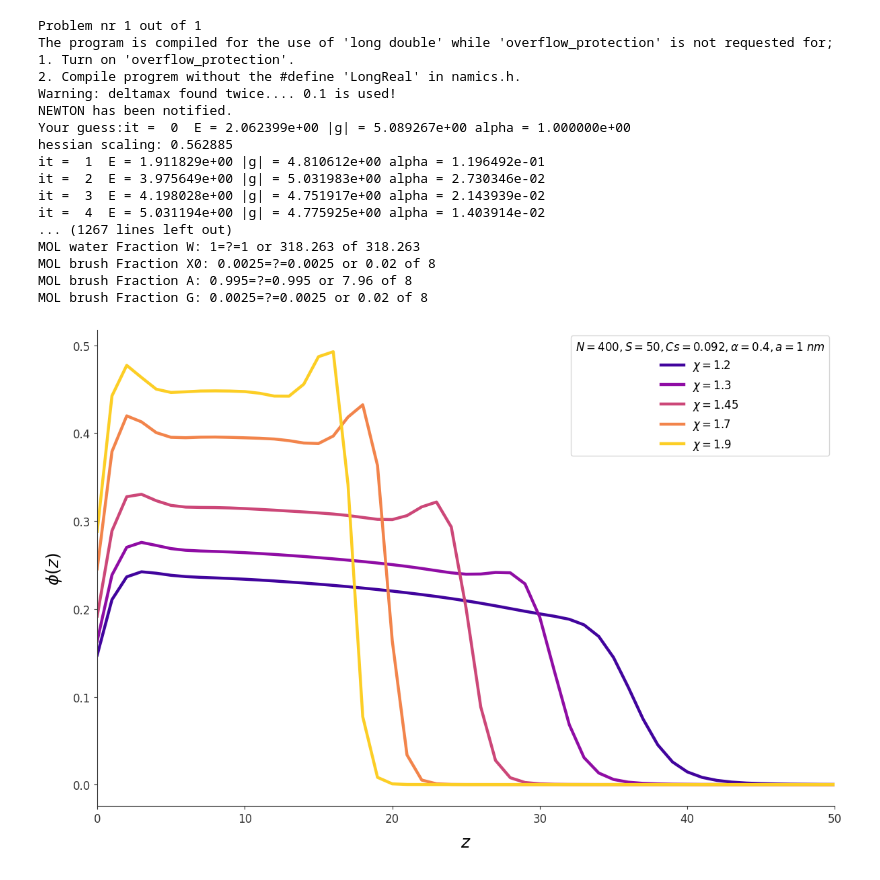
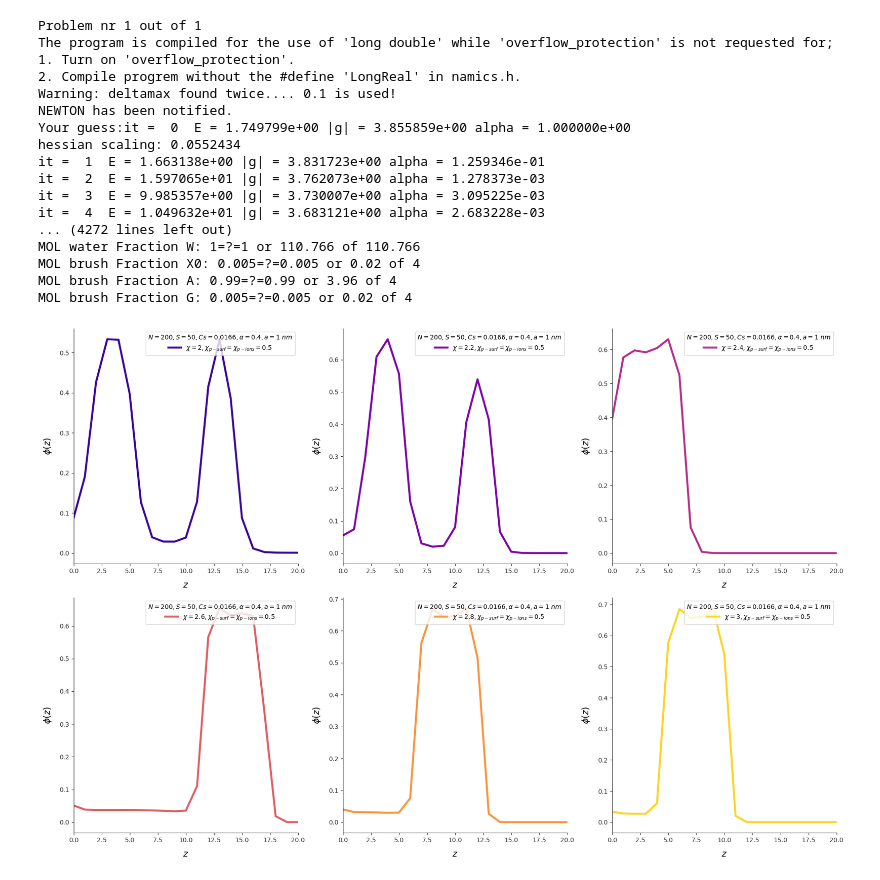
Before and after one commit to salatovaoaoaoa/PB_SCF, a Jupyter notebook: 05_solvent_chi_flat/Figures/var_chi.ipynb, the cells around one changed output. Saved outputs shown, nothing was run; the diff lists cells and outputs as text; code cells hidden in the pictures.

Commit message:
flat brush segregation depends on chi

```diff
--- a/05_solvent_chi_flat/Figures/var_chi.ipynb
+++ b/05_solvent_chi_flat/Figures/var_chi.ipynb
@@ -12,17 +12,23 @@ from matplotlib.cm import get_cmap
 from create_in import create_in
 from out_reader import out_reader
 # %%
-N = 400
+N = 200
 
 S_namics = 50
 
 alpha = 0.4
 
-Cs = 0.092
+Cs = pow(10, -2) * 1.66
 
-chi_range = [1.2, 1.3, 1.45, 1.7, 1.9]
+
+chi_range = [2, 2.2, 2.4, 2.6, 2.8, 3]
+
+# [1, 1.2, 1.3, 1.45, 1.7, 2]
+# [2, 2.2, 2.4, 2.6, 2.8, 3]
+# [2.1, 2.3, 2.5, 2.7, 2.9, 3.1]
 
 chi_surf = 0.5
+chi_ions = 0.5
 # %%
 phi_brush_prof, psi_brush_prof, ends_brush_prof = {}, {}, {}
 for chi in chi_range:
@@ -33,8 +39,9 @@ for chi in chi_range:
             max_val=0.1,
             Cs=Cs,
             chi=chi,
+            chi_ions = chi_ions,
             chi_surf = chi_surf,
-            N_layers=N,
+            N_layers = N - 80,
             N=N,
             S=S_namics,
             alpha=alpha,
@@ -53,45 +60,47 @@ The program is compiled for the use of 'long double' while 'overflow_protection'
 2. Compile progrem without the #define 'LongReal' in namics.h.
 Warning: deltamax found twice.... 0.1 is used!
 NEWTON has been notified.
-Your guess:it =  0  E = 2.062399e+00 |g| = 5.089267e+00 alpha = 1.000000e+00
-hessian scaling: 0.562885
-it =  1  E = 1.911829e+00 |g| = 4.810612e+00 alpha = 1.196492e-01
-it =  2  E = 3.975649e+00 |g| = 5.031983e+00 alpha = 2.730346e-02
-it =  3  E = 4.198028e+00 |g| = 4.751917e+00 alpha = 2.143939e-02
-it =  4  E = 5.031194e+00 |g| = 4.775925e+00 alpha = 1.403914e-02
-... (1267 lines left out)
-MOL water Fraction W: 1=?=1 or 318.263 of 318.263
-MOL brush Fraction X0: 0.0025=?=0.0025 or 0.02 of 8
-MOL brush Fraction A: 0.995=?=0.995 or 7.96 of 8
-MOL brush Fraction G: 0.0025=?=0.0025 or 0.02 of 8
+Your guess:it =  0  E = 1.749799e+00 |g| = 3.855859e+00 alpha = 1.000000e+00
+hessian scaling: 0.0552434
+it =  1  E = 1.663138e+00 |g| = 3.831723e+00 alpha = 1.259346e-01
+it =  2  E = 1.597065e+01 |g| = 3.762073e+00 alpha = 1.278373e-03
+it =  3  E = 9.985357e+00 |g| = 3.730007e+00 alpha = 3.095225e-03
+it =  4  E = 1.049632e+01 |g| = 3.683121e+00 alpha = 2.683228e-03
+... (4272 lines left out)
+MOL water Fraction W: 1=?=1 or 110.766 of 110.766
+MOL brush Fraction X0: 0.005=?=0.005 or 0.02 of 4
+MOL brush Fraction A: 0.99=?=0.99 or 3.96 of 4
+MOL brush Fraction G: 0.005=?=0.005 or 0.02 of 4
 # %%
-plt.figure(figsize=(12, 8))
 color_map = get_cmap("plasma")
+fig, axes = plt.subplots(2, 3, figsize=(18, 12))  # Создаем сетку из 6 графиков (2 строки, 3 столбца)
+axes = axes.flatten()  # Преобразуем массив осей в плоский список
 
 for i, (chi, (phi_brush)) in enumerate(phi_brush_prof.items()):
 
     base_color = color_map((i + 0.5) / len(chi_range))
+    ax = axes[i]  # Выбираем текущую ось
 
-    plt.plot(phi_brush, label=f'$\chi = {chi}$', linewidth=3.2, color=base_color, linestyle="-")
+    ax.plot(phi_brush, label=f'$\\chi = {chi}, \\chi_{{p-surf}} = \\chi_{{p-ions}} = 0.5$', linewidth=3.2, color=base_color, linestyle="-")
 
-# Настройка визуализации
-plt.xlabel("$z$", fontsize=18, labelpad=10)
-plt.ylabel("$\\phi(z)$", fontsize=18, labelpad=10)
-plt.legend(fontsize=12, title = f'$N = {N}, S = {S_namics}, Cs = {Cs}, \\alpha = {alpha}, a = 1 \\ nm$', title_fontsize=12, loc="upper right")
+    # Настройка визуализации для текущего окна
+    ax.set_xlabel("$z$", fontsize=14, labelpad=10)
+    ax.set_ylabel("$\\phi(z)$", fontsize=14, labelpad=10)
+    ax.legend(fontsize=10, title=f'$N = {N}, S = {S_namics}, Cs = {Cs}, \\alpha = {alpha}, a = 1 \\ nm$',
+              title_fontsize=10, loc="upper right")
+
+    # Добавляем фон и рамку для текущего окна
+    ax.spines["top"].set_visible(False)
+    ax.spines["right"].set_visible(False)
+    ax.spines["left"].set_color("#333333")
+    ax.spines["bottom"].set_color("#333333")
+    ax.tick_params(axis='both', which='major', labelsize=10, colors="#333333")
+
+    ax.set_xlim(0, 20)
+
 plt.tight_layout()
-# plt.ylim(0, 0.03)
-plt.xlim(0, 50)
-
-# Добавляем фон и рамку
-plt.gca().spines["top"].set_visible(False)
-plt.gca().spines["right"].set_visible(False)
-plt.gca().spines["left"].set_color("#333333")
-plt.gca().spines["bottom"].set_color("#333333")
-plt.gca().tick_params(axis='both', which='major', labelsize=12, colors="#333333")
-
-# Показ графика
-# plt.savefig('phi_cs_0.092.pdf', dpi=300, bbox_inches='tight')
+# plt.savefig('figure_3.pdf', dpi=300, bbox_inches='tight')
 plt.show()
 # %% [output]
-[figure, old version]
+[figure, new version]
 # %%
```
Also changed, not shown: parts of 2 cells of this notebook, 4 other files.
